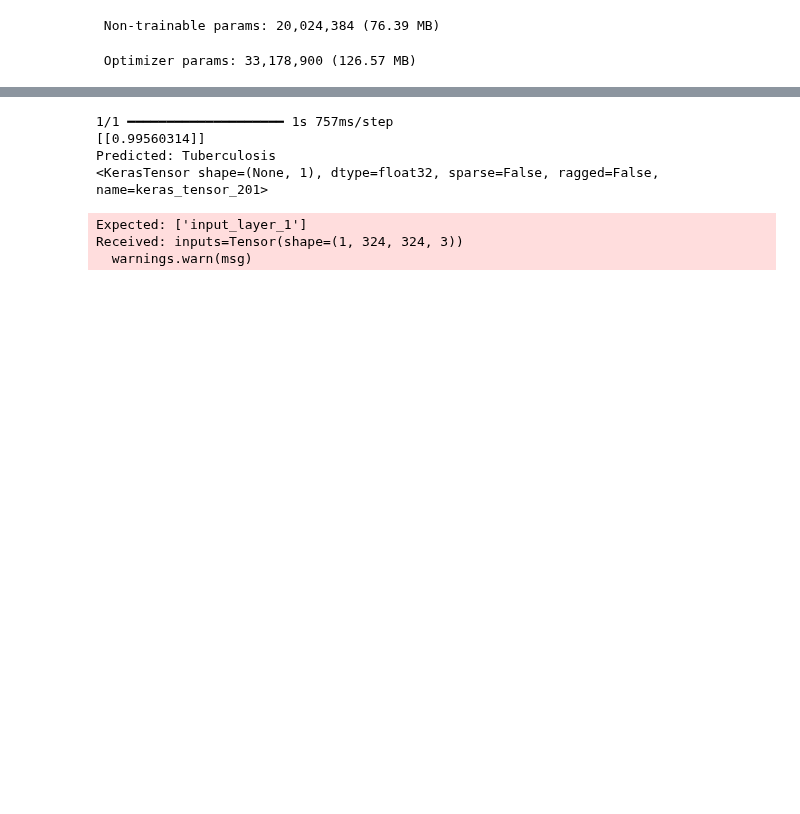
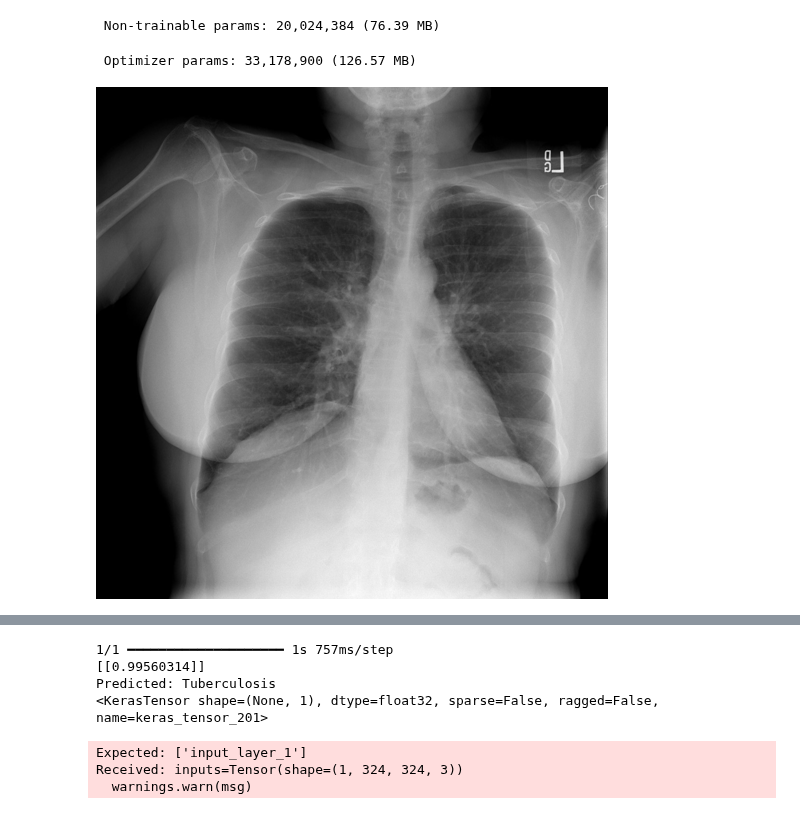
Before and after one commit to Ngwaru/CXR, a Jupyter notebook: tb_cxr.ipynb, the cells around one changed output, grey strips where cells are left out. Cells and saved outputs as stored; diff of their text form; code cells hidden in the pictures; blank space fills up the shorter version.

```diff
--- a/tb_cxr.ipynb
+++ b/tb_cxr.ipynb
@@ -219,14 +219,17 @@ model = load_model("cxr_normal_tb_vgg19_324_model.keras")
 # %%
 
 img_size  = (324, 324)
 preprocess_input = keras.applications.xception.preprocess_input
 # decode_predictions = keras.applications.xception.decode_predictions
 
 classes_names = {0:"Normal", 1:"Tuberculosis"}
 
 last_conv_layer_name = "block5_conv4"
 file_path = "C:\\Users\\munod\\OneDrive\\Documents\\Datasets\\Tuberculosis_(TB)_Chest_X-ray_Database\\TB_Chest_Radiography_Database\\Tuberculosis\\"
-img_path = "C:\\Users\\munod\\OneDrive\\Documents\\Datasets\\Tuberculosis_(TB)_Chest_X-ray_Database\\TB_Chest_Radiography_Database\\Tuberculosis\\Tuberculosis-56.png"
+num = np.random.randint(1,4200)
+img_path = f"C:\\Users\\munod\\OneDrive\\Documents\\Datasets\\Tuberculosis_(TB)_Chest_X-ray_Database\\TB_Chest_Radiography_Database\\Normal\\Normal-{num}.png"
 
 img = Image.open(img_path)
-# img.show()
+img
+# %% [output]
+[figure, added]
```
Also changed, not shown: parts of 1 cell of this notebook.
